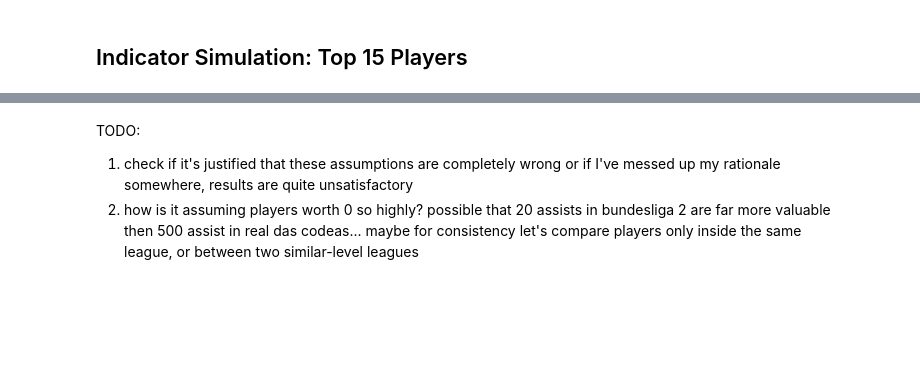
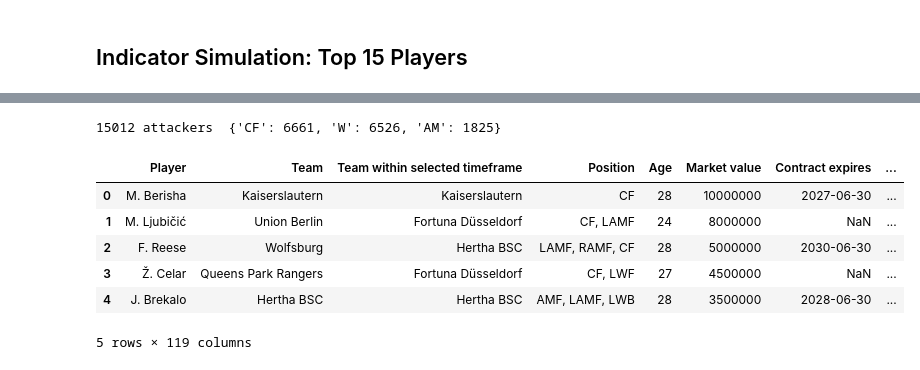
Before and after one commit to Alejandro-131004/hidden-gems, a Jupyter notebook: project/demo_dashboard1.ipynb, the cells around one changed output, grey strips where cells are left out. Saved outputs shown, nothing was run; the diff lists cells and outputs as text; code cells hidden in the pictures; blank space fills up the shorter version.

```diff
--- a/project/demo_dashboard1.ipynb
+++ b/project/demo_dashboard1.ipynb
@@ -366,4 +236,17 @@ Spearman(index, market value) = 0.182   (1.0 = identical ranking, 0 = unrelated)
-# %% [markdown]
-TODO:
-1. check if it's justified that these assumptions are completely wrong or if I've messed up my rationale somewhere, results are quite unsatisfactory
-2. how is it assuming players worth 0 so highly? possible that 20 assists in bundesliga 2 are far more valuable then 500 assist in real das codeas... maybe for consistency let's compare players only inside the same league, or between two similar-level leagues
+# %%
+# all attackers (AM / Winger / Striker) — no preemptive filtering
+players["Pos"]  = players["Position"].map(lambda p: "NA" if pd.isna(p) else str(p).split(",")[0].strip())
+players["Role"] = players["Pos"].map(lambda p: ROLE.get(p, "MID"))
+
+attackers = players[players["Role"].isin(["AM", "W", "CF"])].copy().reset_index(drop=True)
+print(f"{len(attackers)} attackers  {attackers['Role'].value_counts().to_dict()}")
+attackers.head()
+# %% [output]
+15012 attackers  {'CF': 6661, 'W': 6526, 'AM': 1825}
+|  | Player | Team | Team within selected timeframe | Position | Age | Market value | Contract expires | ... |
+| 0 | M. Berisha | Kaiserslautern | Kaiserslautern | CF | 28 | 10000000 | 2027-06-30 | ... |
+| 1 | M. Ljubičić | Union Berlin | Fortuna Düsseldorf | CF, LAMF | 24 | 8000000 | NaN | ... |
+| 2 | F. Reese | Wolfsburg | Hertha BSC | LAMF, RAMF, CF | 28 | 5000000 | 2030-06-30 | ... |
+| 3 | Ž. Celar | Queens Park Rangers | Fortuna Düsseldorf | CF, LWF | 27 | 4500000 | NaN | ... |
+| 4 | J. Brekalo | Hertha BSC | Hertha BSC | AMF, LAMF, LWB | 28 | 3500000 | 2028-06-30 | ... |
+5 rows × 119 columns
```
Also changed, not shown: parts of 17 cells of this notebook, 6 other files.
